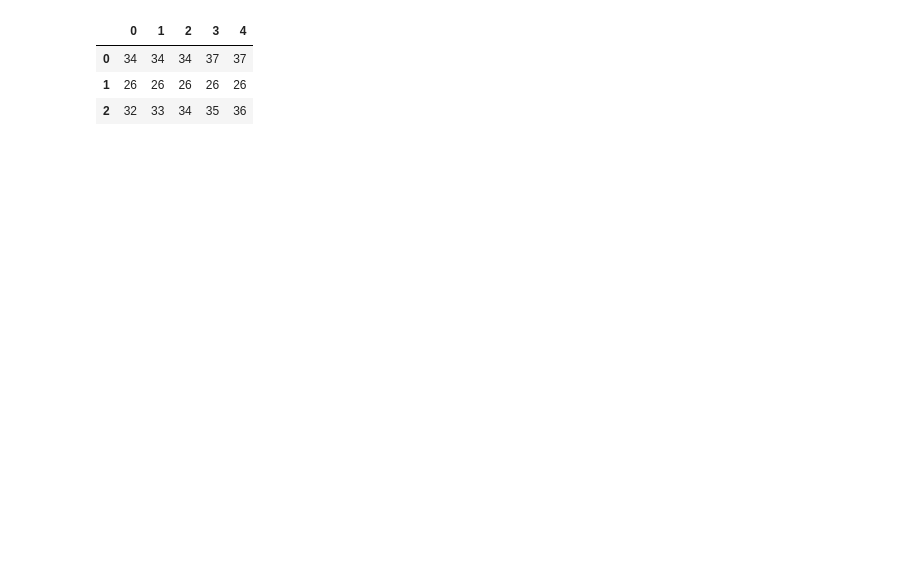
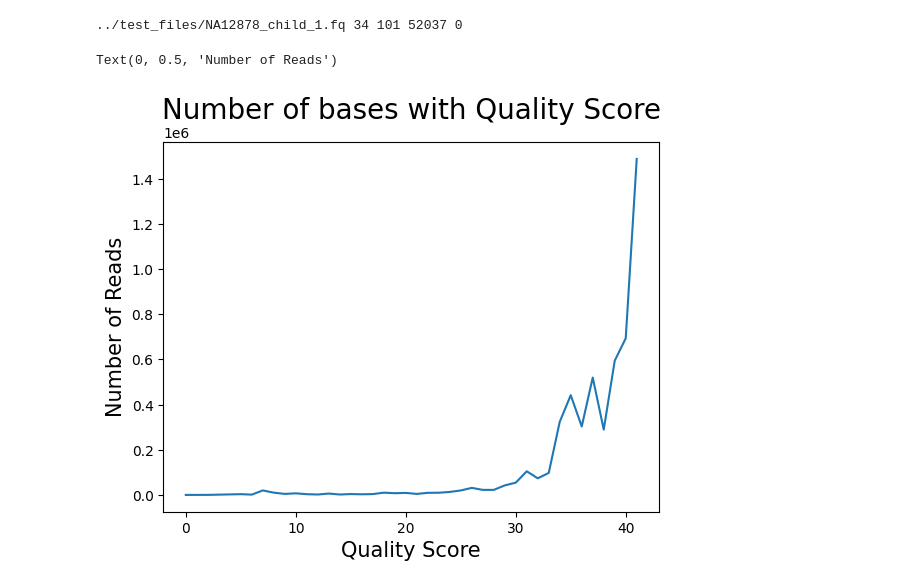
Before and after one commit to JoeyEdmo/185FinalProject, a Jupyter notebook: ffqc/projectStuff.ipynb, the cells around one changed output. Drawn from its saved outputs; the diff is of its cells as text; code cells hidden in the pictures; blank space fills up the shorter version.

Commit message:
several graphs added

```diff
--- a/ffqc/projectStuff.ipynb
+++ b/ffqc/projectStuff.ipynb
@@ -14,19 +14,50 @@ def storeScores(dictionary, sequence, qualities):
             dictionary[n].append(qualities[n])
     return dictionary
 # %%
-#IN_FILE = '../files/NA12878_child_1.fq'
-IN_FILE = '../files/smallTest.fq'
+IN_FILE = '../test_files/NA12878_child_1.fq'
+#IN_FILE = '../test_files/smallTest.fq'
 
+records = list(SeqIO.parse(IN_FILE, "fastq"))
+totalseqs = len(records)
+filename = IN_FILE
+sequenceLength = len(records[0].seq)
+numGC = 0
+numtotal=0
+numBadRead=0
 qscores = {}
-for record in SeqIO.parse(IN_FILE, "fastq"):
+for record in records:
     qualities = record.letter_annotations["phred_quality"]
     qscores = storeScores(qscores, record.seq, qualities)
+    s = str(record.seq)
+    numGC += s.count('G') + s.count('C')
+    numtotal += len(s)
+    if(sum(qualities)/len(qualities) < 5):
+        numBadRead +=1
+ratioGC = int(numGC/numtotal * 100)
+
+df = pd.DataFrame(qscores)
+print(filename,ratioGC, sequenceLength,totalseqs,numBadRead)
+# %% [output]
+../test_files/NA12878_child_1.fq 34 101 52037 0
 # %%
+plt.rcdefaults()
 df = pd.DataFrame(qscores)
 df.tail()
+valuecount = {0:0}
+for reads in df.values:
+    for baseval in reads:
+        if(valuecount.get(baseval) == None):
+            valuecount[baseval] = 1
+        else:
+            valuecount[baseval] = valuecount[baseval] + 1
+valuedf = pd.DataFrame([valuecount])
+valuedf = valuedf.reindex(sorted(valuedf.columns), axis=1)
+valuedf
+plt.plot(valuedf.columns, valuedf.iloc[0])
+plt.title('Number of bases with Quality Score', fontsize=20)
+plt.xlabel('Quality Score', fontsize=15)
+plt.ylabel('Number of Bases', fontsize=15)
 # %% [output]
-|  | 0 | 1 | 2 | 3 | 4 |
-| 0 | 34 | 34 | 34 | 37 | 37 |
-| 1 | 26 | 26 | 26 | 26 | 26 |
-| 2 | 32 | 33 | 34 | 35 | 36 |
+Text(0, 0.5, 'Number of Reads')
+[figure, added]
 # %%
```
Also changed, not shown: parts of 1 cell of this notebook, 10 other files.
